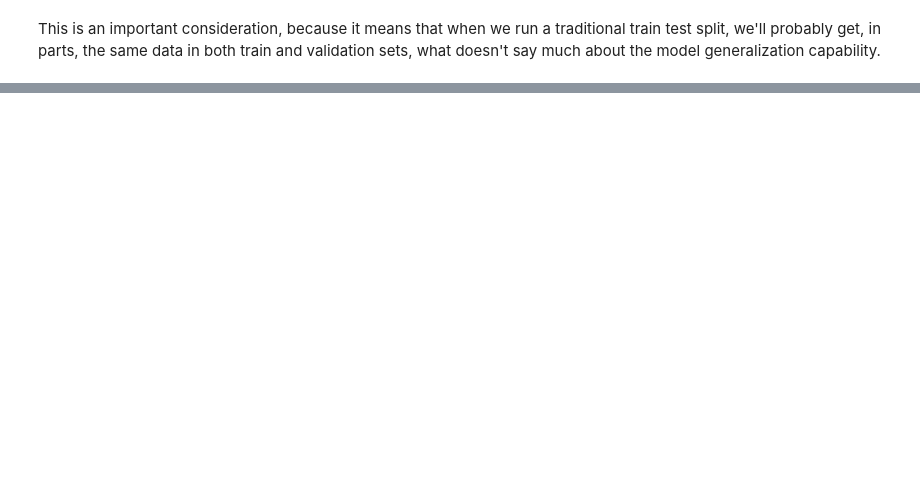
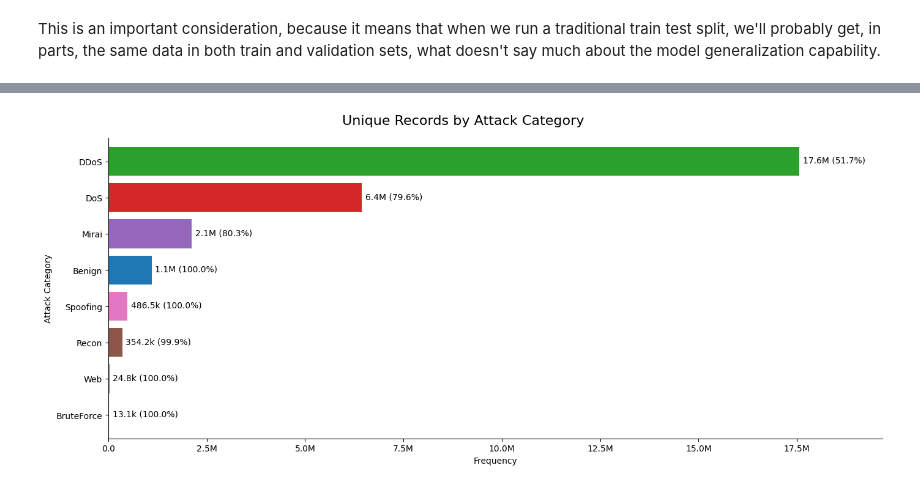
Before and after one commit to inaciobr/Multi-Stage-IoT-Intrusion-Detection, a Jupyter notebook: notebooks/1 - EDA.ipynb, the cells around one changed output, grey strips where cells are left out. Cells and saved outputs as stored; diff of their text form; code cells hidden in the pictures; blank space fills up the shorter version.

```diff
--- a/notebooks/1 - EDA.ipynb
+++ b/notebooks/1 - EDA.ipynb
@@ -630,0 +638,15 @@ plot_frequency_barh(
+# %%
+%%time
+first_occurence = ~df.duplicated(keep='first')
+# %%
+totals = df.general_label.value_counts()
+
+plot_frequency_barh(
+    column=df[first_occurence].general_label,
+    feature='Attack Category',
+    title='Unique Records by Attack Category',
+    color_map=general_attack_color,
+    get_totals=totals.get,
+)
+# %% [output]
+[figure, added]
```
Also changed, not shown: parts of 14 cells of this notebook, 1 other file.
